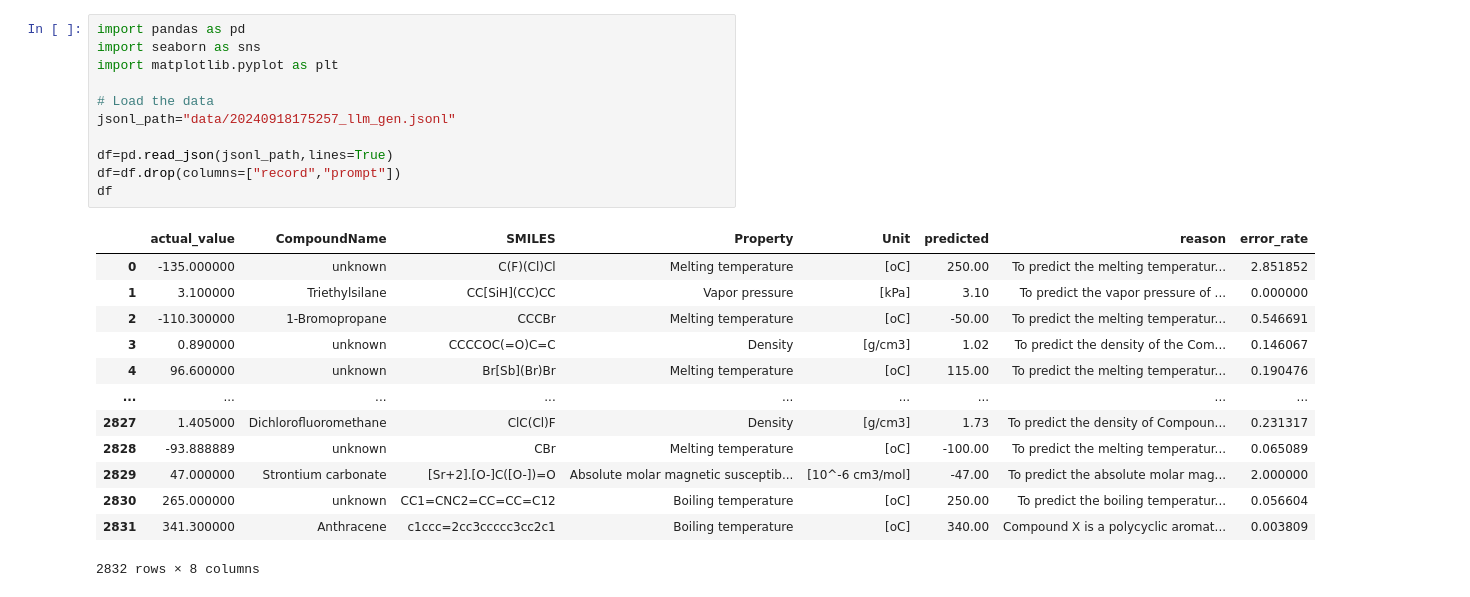
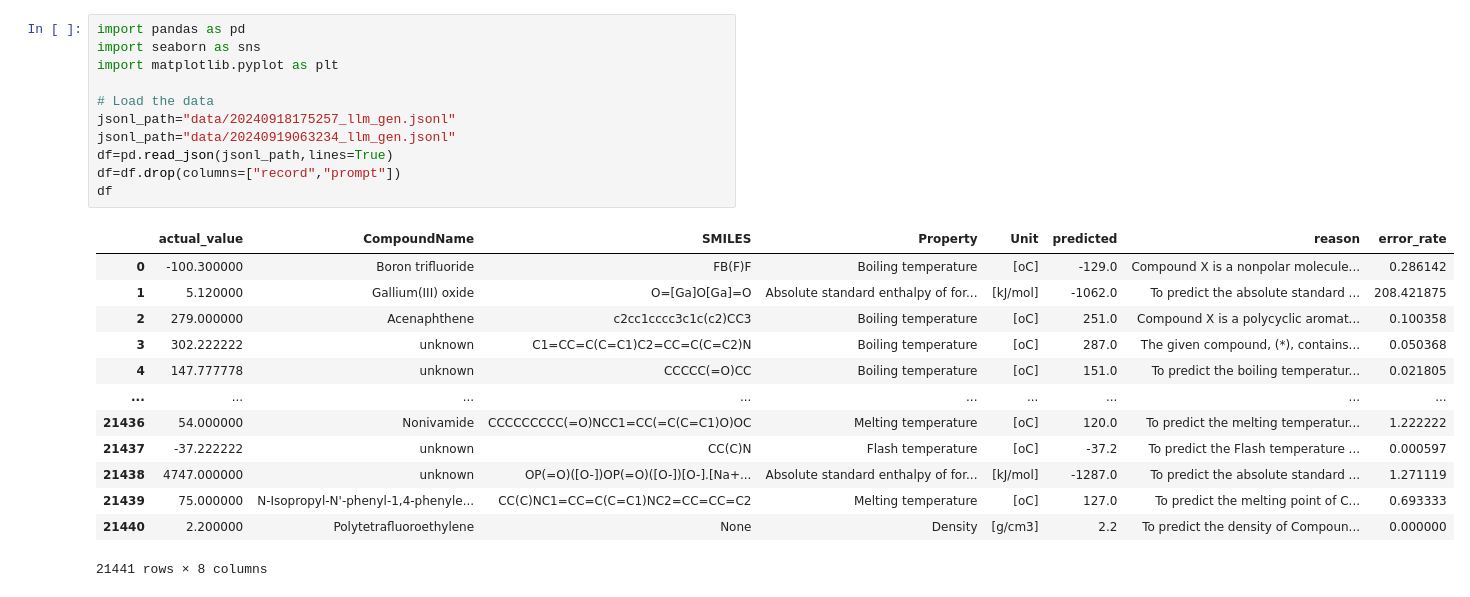
Before and after one commit to KanHatakeyama/self-chem-learn-llm, a Jupyter notebook: 0918repeat_prediction/analyze_prediction.ipynb, the cells around one changed output. Saved outputs shown, nothing was run; the diff lists cells and outputs as text.

```diff
--- a/0918repeat_prediction/analyze_prediction.ipynb
+++ b/0918repeat_prediction/analyze_prediction.ipynb
@@ -1,28 +1,28 @@
 # %%
 import pandas as pd
 import seaborn as sns
 import matplotlib.pyplot as plt
 
 # Load the data
 jsonl_path="data/20240918175257_llm_gen.jsonl"
-
+jsonl_path="data/20240919063234_llm_gen.jsonl"
 df=pd.read_json(jsonl_path,lines=True)
 df=df.drop(columns=["record","prompt"])
 df
 # %% [output]
 |  | actual_value | CompoundName | SMILES | Property | Unit | predicted | reason | error_rate |
-| 0 | -135.000000 | unknown | C(F)(Cl)Cl | Melting temperature | [oC] | 250.00 | To predict the melting temperatur... | 2.851852 |
-| 1 | 3.100000 | Triethylsilane | CC[SiH](CC)CC | Vapor pressure | [kPa] | 3.10 | To predict the vapor pressure of ... | 0.000000 |
-| 2 | -110.300000 | 1-Bromopropane | CCCBr | Melting temperature | [oC] | -50.00 | To predict the melting temperatur... | 0.546691 |
-| 3 | 0.890000 | unknown | CCCCOC(=O)C=C | Density | [g/cm3] | 1.02 | To predict the density of the Com... | 0.146067 |
-| 4 | 96.600000 | unknown | Br[Sb](Br)Br | Melting temperature | [oC] | 115.00 | To predict the melting temperatur... | 0.190476 |
+| 0 | -100.300000 | Boron trifluoride | FB(F)F | Boiling temperature | [oC] | -129.0 | Compound X is a nonpolar molecule... | 0.286142 |
+| 1 | 5.120000 | Gallium(III) oxide | O=[Ga]O[Ga]=O | Absolute standard enthalpy of for... | [kJ/mol] | -1062.0 | To predict the absolute standard ... | 208.421875 |
+| 2 | 279.000000 | Acenaphthene | c2cc1cccc3c1c(c2)CC3 | Boiling temperature | [oC] | 251.0 | Compound X is a polycyclic aromat... | 0.100358 |
+| 3 | 302.222222 | unknown | C1=CC=C(C=C1)C2=CC=C(C=C2)N | Boiling temperature | [oC] | 287.0 | The given compound, (*), contains... | 0.050368 |
+| 4 | 147.777778 | unknown | CCCCC(=O)CC | Boiling temperature | [oC] | 151.0 | To predict the boiling temperatur... | 0.021805 |
 | ... | ... | ... | ... | ... | ... | ... | ... | ... |
-| 2827 | 1.405000 | Dichlorofluoromethane | ClC(Cl)F | Density | [g/cm3] | 1.73 | To predict the density of Compoun... | 0.231317 |
-| 2828 | -93.888889 | unknown | CBr | Melting temperature | [oC] | -100.00 | To predict the melting temperatur... | 0.065089 |
-| 2829 | 47.000000 | Strontium carbonate | [Sr+2].[O-]C([O-])=O | Absolute molar magnetic susceptib... | [10^-6 cm3/mol] | -47.00 | To predict the absolute molar mag... | 2.000000 |
-| 2830 | 265.000000 | unknown | CC1=CNC2=CC=CC=C12 | Boiling temperature | [oC] | 250.00 | To predict the boiling temperatur... | 0.056604 |
-| 2831 | 341.300000 | Anthracene | c1ccc=2cc3ccccc3cc2c1 | Boiling temperature | [oC] | 340.00 | Compound X is a polycyclic aromat... | 0.003809 |
+| 21436 | 54.000000 | Nonivamide | CCCCCCCCC(=O)NCC1=CC(=C(C=C1)O)OC | Melting temperature | [oC] | 120.0 | To predict the melting temperatur... | 1.222222 |
+| 21437 | -37.222222 | unknown | CC(C)N | Flash temperature | [oC] | -37.2 | To predict the Flash temperature ... | 0.000597 |
+| 21438 | 4747.000000 | unknown | OP(=O)([O-])OP(=O)([O-])[O-].[Na+... | Absolute standard enthalpy of for... | [kJ/mol] | -1287.0 | To predict the absolute standard ... | 1.271119 |
+| 21439 | 75.000000 | N-Isopropyl-N'-phenyl-1,4-phenyle... | CC(C)NC1=CC=C(C=C1)NC2=CC=CC=C2 | Melting temperature | [oC] | 127.0 | To predict the melting point of C... | 0.693333 |
+| 21440 | 2.200000 | Polytetrafluoroethylene | None | Density | [g/cm3] | 2.2 | To predict the density of Compoun... | 0.000000 |
-2832 rows × 8 columns
+21441 rows × 8 columns
 # %%
 plt.figure(figsize=(15, 5))
 sns.histplot(df[df["error_rate"]<2], x="error_rate", hue="Property", multiple="stack",
```
Also changed, not shown: parts of 4 cells of this notebook, 3 other files.
